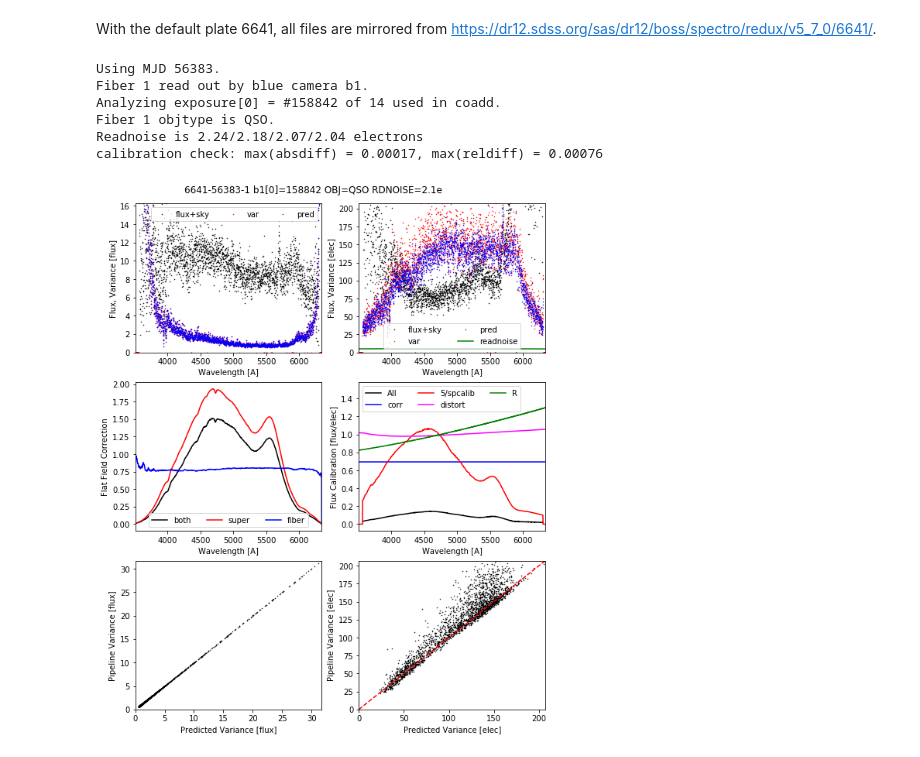
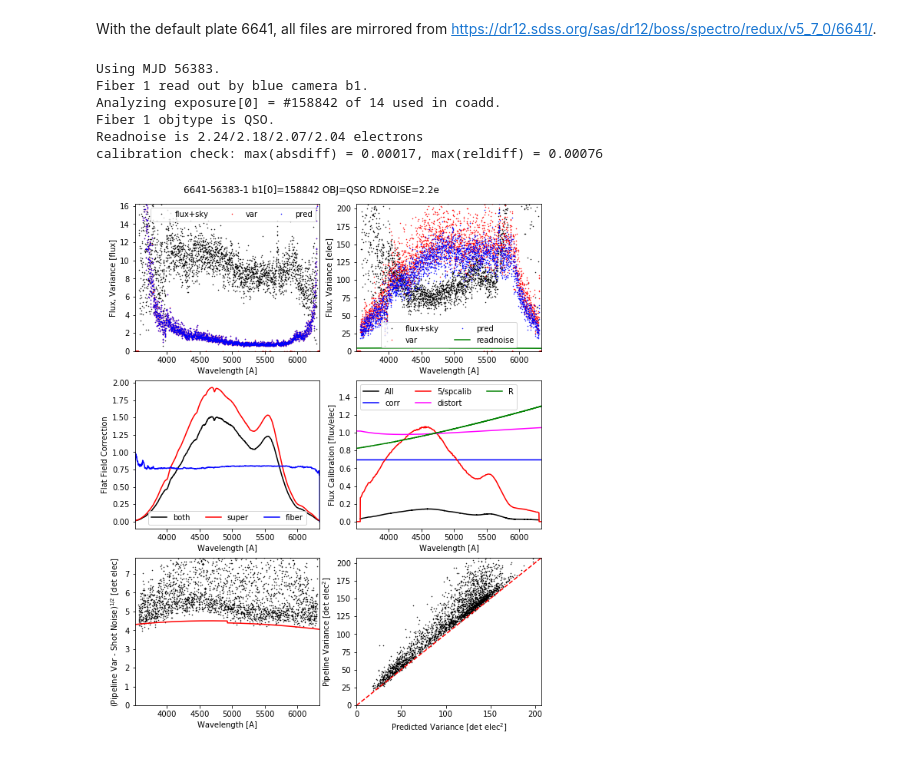
Before and after one commit to dkirkby/bossdata, a Jupyter notebook: examples/nb/CalibrationTutorial.ipynb, the cells around one changed output. Cells and saved outputs as stored; diff of their text form; code cells hidden in the pictures.

Commit message:
Update calib tutorial notebook

```diff
--- a/examples/nb/CalibrationTutorial.ipynb
+++ b/examples/nb/CalibrationTutorial.ipynb
@@ -50,7 +50,8 @@ def plot_calib(plate=6641, mjd=None, fiber=1, expidx=0, band='blue',
         if len(mjds) == 0:
             print('Plate {} has never been observed with good quality.')
         elif len(mjds) > 1:
-            print('Plate {} observed multiple on multiple MJDs (pick one): {}.'.format(','.join(mjds)))
+            print('Plate {} observed multiple on multiple MJDs (pick one): {}.'
+                  .format(','.join(mjds)))
         else:
             mjd = mjds[0]
             print('Using MJD {}.'.format(mjd))
@@ -87,7 +88,6 @@ def plot_calib(plate=6641, mjd=None, fiber=1, expidx=0, band='blue',
 
     # Lookup the metadata for this fiber.
     fiber_index = spCFrame.get_fiber_offsets([fiber])[0]
-    #print(np.where(spCFrame.plug_map['OBJTYPE'] == 'SKY             ')[0])
     info = spCFrame.plug_map[fiber_index]
     objtype = info['OBJTYPE'].rstrip()
     print('Fiber {} objtype is {}.'.format(fiber, objtype))
@@ -153,7 +153,8 @@ def plot_calib(plate=6641, mjd=None, fiber=1, expidx=0, band='blue',
     # Combine the flat-field corrections.
     flat = superflat * fiberflat
 
-    # Calculate the raw electron counts, including the sky.
+    # Calculate the raw electron counts, including the sky. Note that this
+    # can be negative due to read noise.
     electrons = flat * (eflux + esky)
 
     # Lookup the measured readnoise measured in each amplifier quadrant.
@@ -164,15 +165,11 @@ def plot_calib(plate=6641, mjd=None, fiber=1, expidx=0, band='blue',
           .format(*readnoise_per_quad))
 
     # Get the quadrant of each wavelength pixel along this trace.
-    # Need to work out mapping from array index ~ y and tracex to quads.
-    # From sdssproc.pro:
-    # RDNOISE0 = CCD[0:2056,0:2063]
-    # RDNOISE1 = CCD[0:2056,2064:4127]
-    # RDNOISE2 = CCD[2057:4113,0:2063]
-    # RDNOISE3 = [2057:4113,2064:4127]
-    xquad = tracex > 2064
-    yquad = np.arange(len(tracex)) > 2064
-    quad = 2 * yquad + xquad
+    ampsizes = {'blue': (2056, 2048), 'red': (2064, 2057)}
+    ysize, xsize = ampsizes[band]
+    yamp = 1 * (np.arange(2 * ysize) >= ysize)
+    xamp = 2 * (tracex >= xsize)
+    quad = xamp + yamp
 
     # Lookup the read noise for each wavelength pixel along this trace.
     readnoise_per_pixel = readnoise_per_quad[quad]
@@ -180,15 +177,17 @@ def plot_calib(plate=6641, mjd=None, fiber=1, expidx=0, band='blue',
 
     # Estimate the readnoise per wavelength pixel.
     # Why is scale~2.35 necessary to reproduce the pipeline noise??
-    scale = np.sqrt(8 * np.log(2))
-    ##scale = np.sqrt(4 * np.pi)
+    ##scale = np.sqrt(8 * np.log(2))
+    scale = (4 * np.pi) ** 0.25
     readnoise = readnoise_per_pixel * neff * scale
 
     # Calculate the pipeline variance in detected electrons.
     evar = flat ** 2 * inverse(eivar)
 
     # Predict what the variance in detected electrons should be.
-    evar_pred = electrons + readnoise ** 2
+    # Clip bins with electrons < 0 (due to read noise), to match what
+    # the pipeline does (in sdssproc).
+    evar_pred = np.clip(electrons, a_min=0, a_max=None) + readnoise ** 2
 
     # Calculate the actual flux / eflux calibration used by the pipeline.
     ecalib1 = flux * inverse(eflux)
@@ -259,18 +258,27 @@ def plot_calib(plate=6641, mjd=None, fiber=1, expidx=0, band='blue',
     ax[3].set_ylabel('Flux Calibration [flux/elec]')
     ax[3].legend(ncol=3)
 
+    '''
     ax[4].plot(var_pred, var, 'k.', ms=1)
     ax[4].set_xlim(0, var_max)
     ax[4].set_ylim(0, var_max)
     ax[4].set_xlabel('Predicted Variance [flux]')
     ax[4].set_ylabel('Pipeline Variance [flux]')
+    '''
+    excess_rms_per_pix = np.sqrt(evar - electrons)
+    ax[4].plot(wave, excess_rms_per_pix, 'k.', ms=1)
+    ax[4].plot(wave, readnoise, 'r-')
+    ax[4].set_xlim(wmin, wmax)
+    ax[4].set_ylim(0., np.percentile(excess_rms_per_pix, 95))
+    ax[4].set_xlabel('Wavelength [A]')
+    ax[4].set_ylabel('(Pipeline Var - Shot Noise)$^{1/2}$ [det elec]')
 
     ax[5].plot(evar_pred, evar, 'k.', ms=1)
     ax[5].plot([0, evar_max], [0, evar_max], 'r--')
     ax[5].set_xlim(0, evar_max)
     ax[5].set_ylim(0, evar_max)
-    ax[5].set_xlabel('Predicted Variance [elec]')
-    ax[5].set_ylabel('Pipeline Variance [elec]')
+    ax[5].set_xlabel('Predicted Variance [det elec$^2$]')
+    ax[5].set_ylabel('Pipeline Variance [det elec$^2$]')
 
     title = '{}-{}-{} {}[{}]={} OBJ={} RDNOISE={:.1f}e'.format(
         plate, mjd, fiber, camera, expidx, expnum, objtype, mean_readnoise)
@@ -279,15 +287,15 @@ def plot_calib(plate=6641, mjd=None, fiber=1, expidx=0, band='blue',
     if save:
         plt.savefig(save)
 # %%
-plot_calib(fiber=1) #save='calib.png')
+plot_calib(fiber=1, band='blue')
 # %% [output]
 Using MJD 56383.
 Fiber 1 read out by blue camera b1.
 Analyzing exposure[0] = #158842 of 14 used in coadd.
 Fiber 1 objtype is QSO.
 Readnoise is 2.24/2.18/2.07/2.04 electrons
 calibration check: max(absdiff) = 0.00017, max(reldiff) = 0.00076
-[figure, old version]
+[figure, new version]
 # %%
 plot_calib(fiber=1, band='red')
 # %% [output]
```
Also changed, not shown: parts of 7 cells of this notebook.
